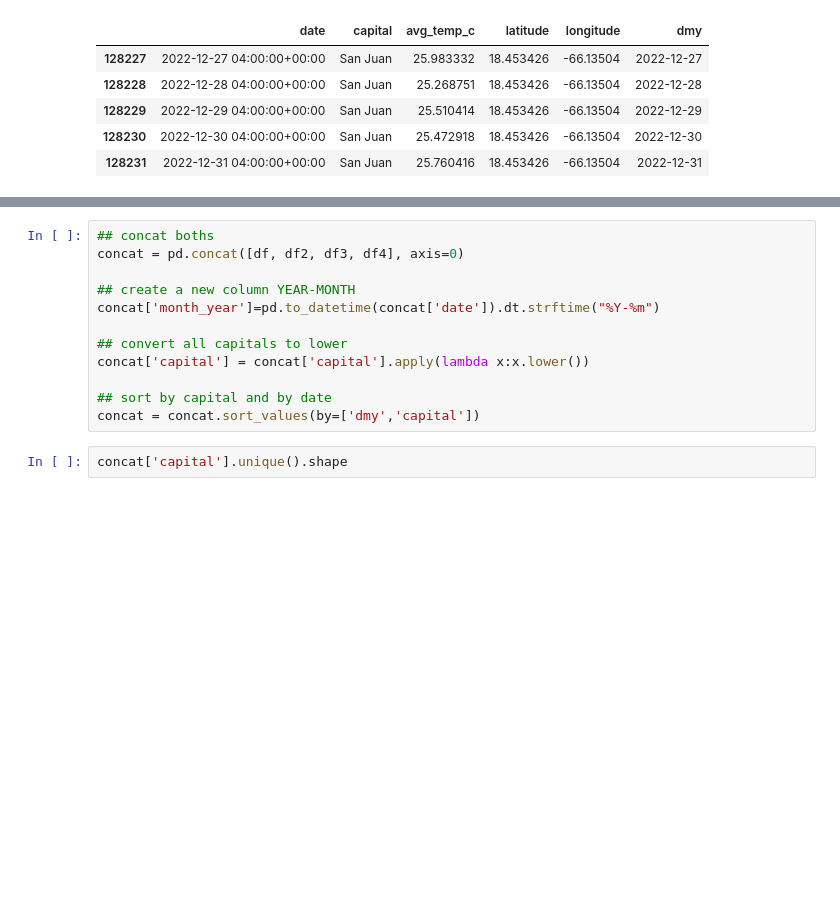
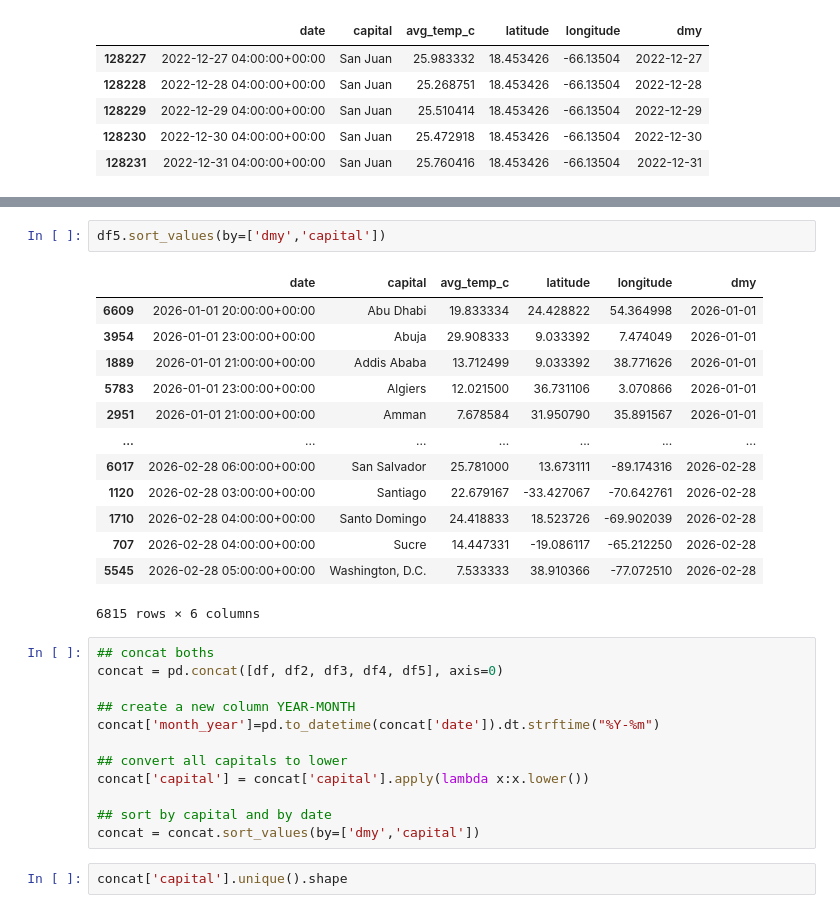
Before and after one commit to emanuel-gf/global-temp-anomaly---daily-max-nasa-esa-era5, a Jupyter notebook: join_openmeteo.ipynb, the cells around one changed output, grey strips where cells are left out. Saved outputs shown, nothing was run; the diff lists cells and outputs as text; blank space fills up the shorter version.

```diff
--- a/join_openmeteo.ipynb
+++ b/join_openmeteo.ipynb
@@ -103,6 +133,22 @@ df4.tail()
+# %%
+df5.sort_values(by=['dmy','capital'])
+# %% [output]
+|  | date | capital | avg_temp_c | latitude | longitude | dmy |
+| 6609 | 2026-01-01 20:00:00+00:00 | Abu Dhabi | 19.833334 | 24.428822 | 54.364998 | 2026-01-01 |
+| 3954 | 2026-01-01 23:00:00+00:00 | Abuja | 29.908333 | 9.033392 | 7.474049 | 2026-01-01 |
+| 1889 | 2026-01-01 21:00:00+00:00 | Addis Ababa | 13.712499 | 9.033392 | 38.771626 | 2026-01-01 |
+| 5783 | 2026-01-01 23:00:00+00:00 | Algiers | 12.021500 | 36.731106 | 3.070866 | 2026-01-01 |
+| 2951 | 2026-01-01 21:00:00+00:00 | Amman | 7.678584 | 31.950790 | 35.891567 | 2026-01-01 |
+| ... | ... | ... | ... | ... | ... | ... |
+| 6017 | 2026-02-28 06:00:00+00:00 | San Salvador | 25.781000 | 13.673111 | -89.174316 | 2026-02-28 |
+| 1120 | 2026-02-28 03:00:00+00:00 | Santiago | 22.679167 | -33.427067 | -70.642761 | 2026-02-28 |
+| 1710 | 2026-02-28 04:00:00+00:00 | Santo Domingo | 24.418833 | 18.523726 | -69.902039 | 2026-02-28 |
+| 707 | 2026-02-28 04:00:00+00:00 | Sucre | 14.447331 | -19.086117 | -65.212250 | 2026-02-28 |
+| 5545 | 2026-02-28 05:00:00+00:00 | Washington, D.C. | 7.533333 | 38.910366 | -77.072510 | 2026-02-28 |
+6815 rows × 6 columns
 # %%
 ## concat boths
-concat = pd.concat([df, df2, df3, df4], axis=0)
+concat = pd.concat([df, df2, df3, df4, df5], axis=0)
 
 ## create a new column YEAR-MONTH
 concat['month_year']=pd.to_datetime(concat['date']).dt.strftime("%Y-%m")
```
Also changed, not shown: parts of 13 cells of this notebook, 4 other files.
